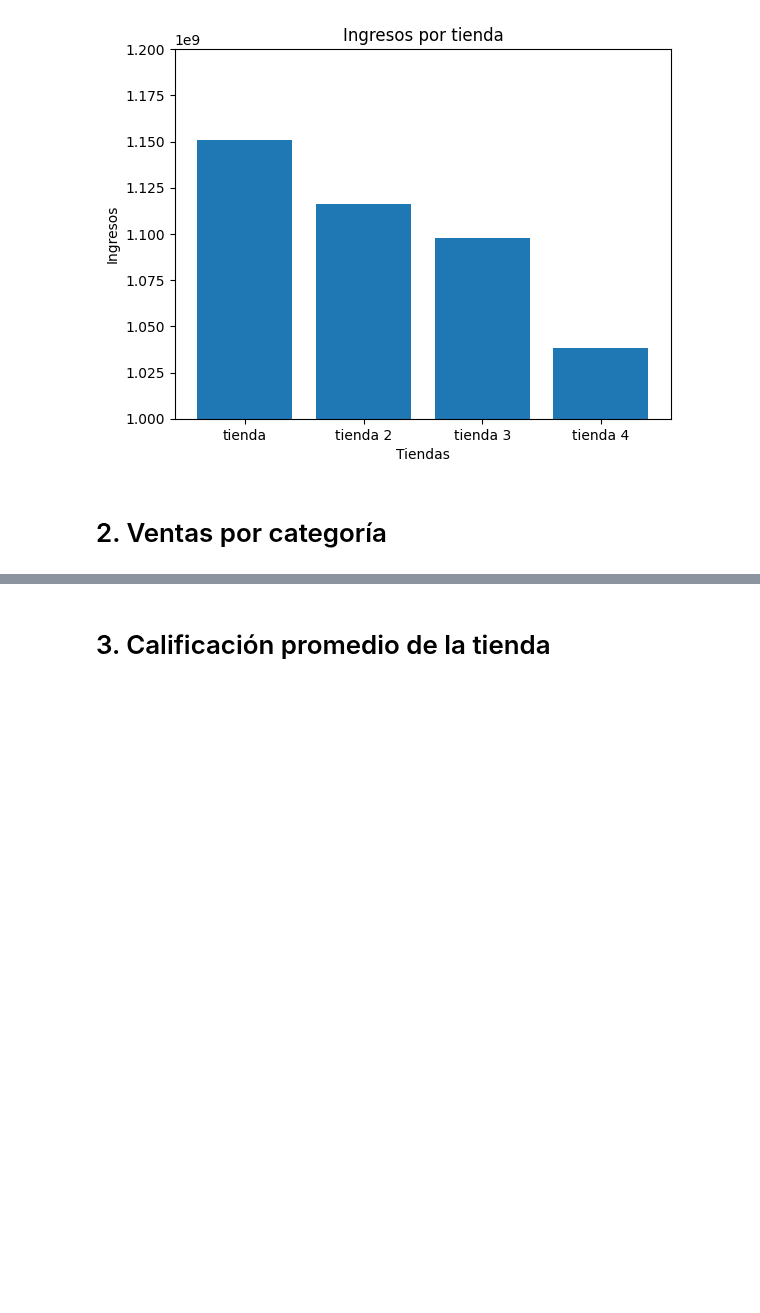
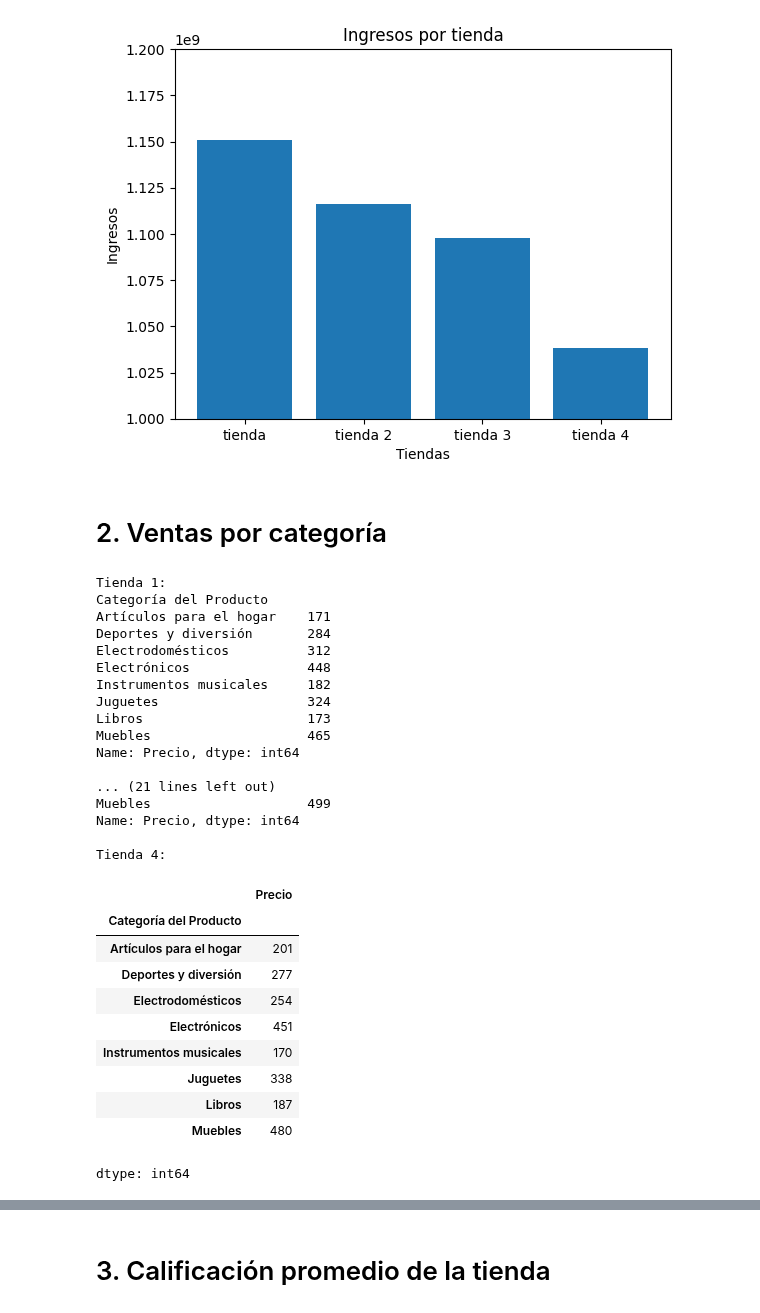
Before and after one commit to Ivan8Garcia/challenge-data-science, a Jupyter notebook: AluraStoreLatam.ipynb, the cells around one changed output, grey strips where cells are left out. Cells and saved outputs as stored; diff of their text form; code cells hidden in the pictures; blank space fills up the shorter version.

```diff
--- a/AluraStoreLatam.ipynb
+++ b/AluraStoreLatam.ipynb
@@ -126,3 +94,50 @@ matplotlib.pyplot.show()
 [figure]
 # %% [markdown]
 # 2. Ventas por categoría
+# %%
+# prompt: calcular la cantidad de productos vendidos por categoria en cada tienda.
+
+# Agrupar por categoría y contar las ventas para cada tienda
+ventas_por_categoria_tienda1 = tienda.groupby("Categoría del Producto")["Precio"].count()
+ventas_por_categoria_tienda2 = tienda2.groupby("Categoría del Producto")["Precio"].count()
+ventas_por_categoria_tienda3 = tienda3.groupby("Categoría del Producto")["Precio"].count()
+ventas_por_categoria_tienda4 = tienda4.groupby("Categoría del Producto")["Precio"].count()
+
+# Imprimir los resultados
+print("Tienda 1:")
+print(ventas_por_categoria_tienda1)
+print("\nTienda 2:")
+print(ventas_por_categoria_tienda2)
+print("\nTienda 3:")
+print(ventas_por_categoria_tienda3)
+print("\nTienda 4:")
+ventas_por_categoria_tienda4
+# %% [output]
+Tienda 1:
+Categoría del Producto
+Artículos para el hogar    171
+Deportes y diversión       284
+Electrodomésticos          312
+Electrónicos               448
+Instrumentos musicales     182
+Juguetes                   324
+Libros                     173
+Muebles                    465
+Name: Precio, dtype: int64
+
+... (21 lines left out)
+Muebles                    499
+Name: Precio, dtype: int64
+
+Tienda 4:
+|  | Precio |
+| Categoría del Producto |  |
+| Artículos para el hogar | 201 |
+| Deportes y diversión | 277 |
+| Electrodomésticos | 254 |
+| Electrónicos | 451 |
+| Instrumentos musicales | 170 |
+| Juguetes | 338 |
+| Libros | 187 |
+| Muebles | 480 |
+dtype: int64
```
Also changed, not shown: parts of 16 cells of this notebook.
